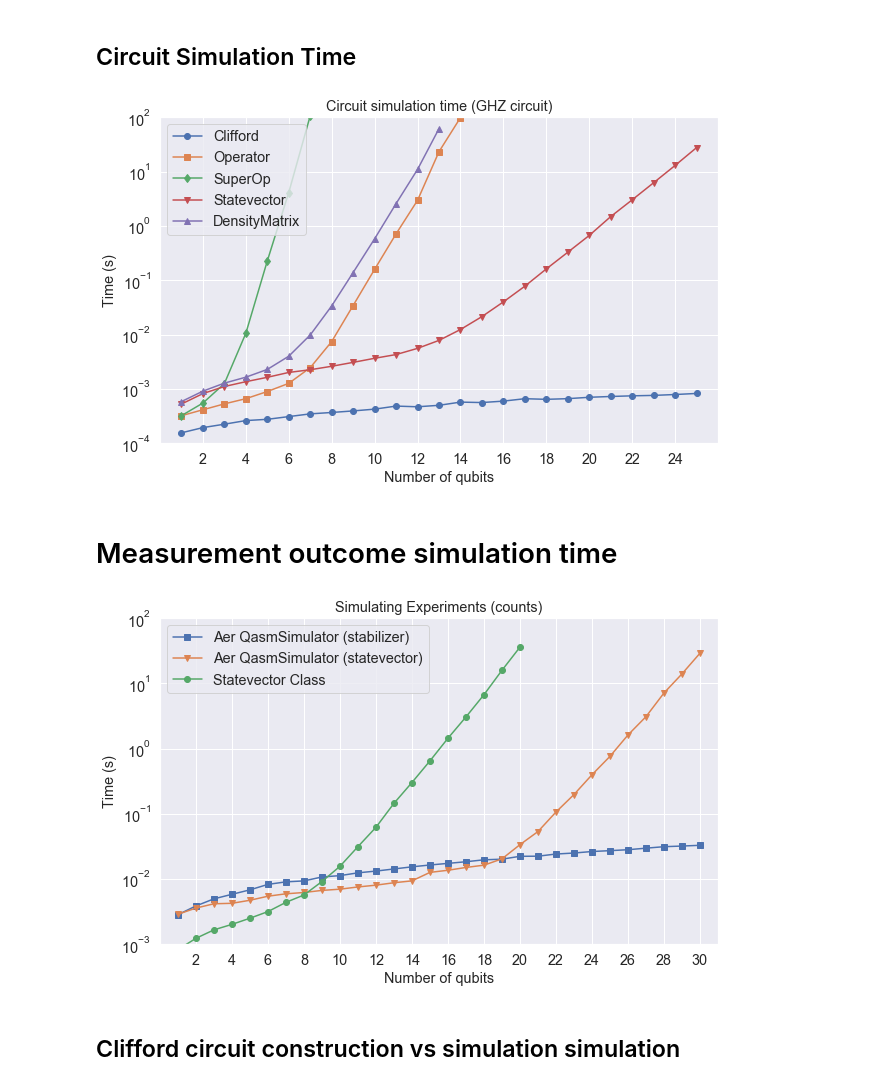
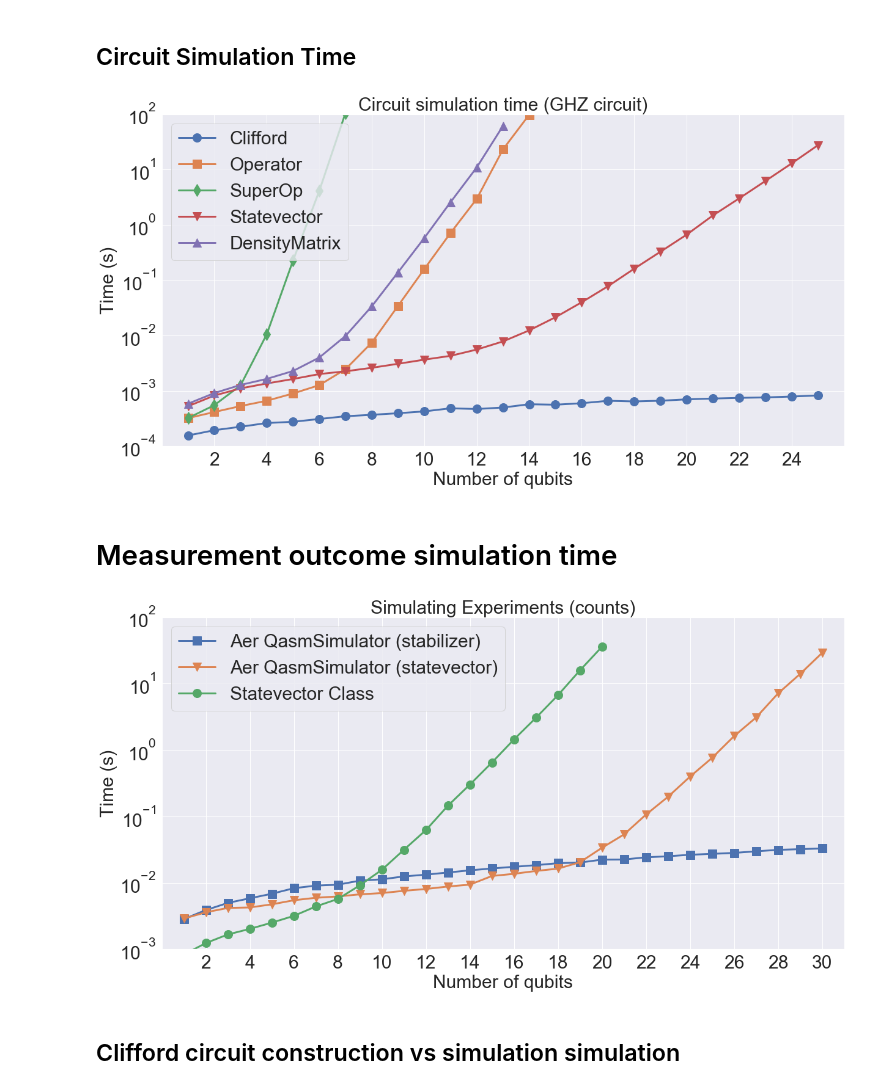
Before and after one commit to chriseclectic/presentations, a Jupyter notebook: 20.04.22 - Simulating Circuits/benchmarks/Benchmarks.ipynb, the cells around one changed output. Cells and saved outputs as stored; diff of their text form; code cells hidden in the pictures.

Commit message:
Upate benchmark figures

```diff
--- a/20.04.22 - Simulating Circuits/benchmarks/Benchmarks.ipynb
+++ b/20.04.22 - Simulating Circuits/benchmarks/Benchmarks.ipynb
@@ -42,37 +42,45 @@ Version Information
 # %%
 nqs_cliff = list(range(1, 26))
 ts_cliff = [0.00015595916060000007, 0.00019438090820000014, 0.00022456340200000113, 0.00026180668699999997, 0.00027620537600000003, 0.0003099078380000009, 0.00034786371899999936, 0.00036888017799999775, 0.00039417544900000224, 0.0004249700159999996, 0.0004837232560000011, 0.0004696964450000003, 0.000499912922, 0.0005723959149999977, 0.0005618319599999992, 0.0005970398420000009, 0.0006612373790000028, 0.0006440242860000005, 0.0006623431440000012, 0.0007022952149999995, 0.0007264853579999979, 0.0007469762990000035, 0.0007606079310000026, 0.0007894828289999935, 0.0008259071700000007]
 
 nqs_sv = list(range(1, 26))
 ts_sv = [0.0005275367710000011, 0.0008214279190000013, 0.0011085485250000033, 0.0013593115910000009, 0.0016363415859999932, 0.0020112699989999995, 0.0022553689400000108, 0.002611359299999947, 0.0030815367099999947, 0.0036638936899999665, 0.004289826629999993, 0.005574029839999994, 0.007815402729999974, 0.012385374059999989, 0.0213942478000007, 0.03991798539999962, 0.07758077359999901, 0.16121080129999968, 0.3265778530000034, 0.6656248299999987, 1.4793055880000026, 3.006832133000003, 6.2052086339999875, 12.897591367000004, 27.466894878000005]
 
 nqs_dm = list(range(1, 14))
 ts_dm = [0.0005859352390000084, 0.0009107688210000049, 0.0012789891230000022, 0.0016449505399999964, 0.002284184070000208, 0.003997911520000059, 0.009830319449999934, 0.033646830600000045, 0.13859269970000127, 0.5774267560000226, 2.5628956729999857, 10.901315067000013, 61.33568048200004]
 
 nqs_op = list(range(1, 15))
 ts_op = [0.0003218675519999579, 0.00041413040100002265, 0.0005309851249999724, 0.0006617964440000037, 0.0008960362479999731, 0.0012669200830000022, 0.002460308820000137, 0.007436535829999685, 0.03426091820000465, 0.1584686297000019, 0.7114810500000317, 2.945281929000032, 23.10457465899998, 97.89029930900006]
 
 nqs_sop = list(range(1, 8))
 ts_sop = [0.0003223915199999965, 0.0005500254160000395, 0.0012542309269999805, 0.010553213830000914, 0.22587782000005063, 4.10811516199999, 105.73180471199998]
 
-plt.figure(figsize=(10, 6))
-plt.semilogy(nqs_cliff, ts_cliff, 'o-', label='Clifford')
-plt.semilogy(nqs_op, ts_op, 's-', label='Operator')
-plt.semilogy(nqs_sop, ts_sop, 'd-', label='SuperOp')
-plt.semilogy(nqs_sv, ts_sv, 'v-', label='Statevector')
-plt.semilogy(nqs_dm, ts_dm, '^-', label='DensityMatrix')
-plt.xlabel('Number of qubits', fontsize='large')
-plt.ylabel('Time (s)', fontsize='large')
-plt.title('Circuit simulation time (GHZ circuit)', fontsize='large')
-plt.legend(fontsize='large')
+fontsize = 30
+markersize = 14
+linewidth = 3
+plt.figure(figsize=(20, 10))
+plt.semilogy(nqs_cliff, ts_cliff, 'o-', label='Clifford',
+             linewidth=linewidth, markersize=markersize)
+plt.semilogy(nqs_op, ts_op, 's-', label='Operator',
+             linewidth=linewidth, markersize=markersize)
+plt.semilogy(nqs_sop, ts_sop, 'd-', label='SuperOp',
+             linewidth=linewidth, markersize=markersize)
+plt.semilogy(nqs_sv, ts_sv, 'v-', label='Statevector',
+             linewidth=linewidth, markersize=markersize)
+plt.semilogy(nqs_dm, ts_dm, '^-', label='DensityMatrix',
+             linewidth=linewidth, markersize=markersize)
+plt.xlabel('Number of qubits', fontsize=fontsize)
+plt.ylabel('Time (s)', fontsize=fontsize)
+plt.title('Circuit simulation time (GHZ circuit)', fontsize=fontsize)
+plt.legend(fontsize=fontsize)
 plt.xlim(0, 26)
-plt.xticks(range(2,26,2), fontsize='large')
+plt.xticks(range(2,26,2), fontsize=fontsize)
 plt.ylim(1e-4, 1e2)
-plt.yticks(fontsize='large')
+plt.yticks(fontsize=fontsize)
 plt.savefig('t_sim.png')
 plt.show()
 # %% [output]
-[figure, old version]
+[figure, new version]
 # %% [markdown]
 # Measurement outcome simulation time
 # %%
@@ -83,22 +91,34 @@ ts_counts_aer_sv = [0.002887884799999938, 0.0035925208000003295, 0.0041808028999
 nqs_counts_sv = list(range(1, 21))
 ts_counts_sv = [0.0008294210240001121, 0.0012354362480000419, 0.0016656584570000632, 0.0020209620900004666, 0.0025111489200003233, 0.0031731750900007684, 0.0044021388100009065, 0.00570386168999903, 0.009167480800001612, 0.015698312730000906, 0.03142842739998741, 0.06218608459998905, 0.14496675329999106, 0.30220599500012213, 0.6483426639999834, 1.4421389760000238, 3.058777641000006, 6.700167475999933, 15.863407761999952, 35.94162208900002]
 
-plt.figure(figsize=(10, 6))
-plt.semilogy(nqs_counts_aer, ts_counts_aer_stab, 's-', label='Aer QasmSimulator (stabilizer)')
-plt.semilogy(nqs_counts_aer, ts_counts_aer_sv, 'v-', label='Aer QasmSimulator (statevector)')
-plt.semilogy(nqs_counts_sv, ts_counts_sv, 'o-', label='Statevector Class')
-plt.xlabel('Number of qubits', fontsize='large')
-plt.ylabel('Time (s)', fontsize='large')
-plt.title('Simulating Experiments (counts)', fontsize='large')
-plt.legend(fontsize='large')
+fontsize = 30
+markersize = 14
+linewidth = 3
+plt.figure(figsize=(20, 10))
+plt.semilogy(nqs_counts_aer, ts_counts_aer_stab, 's-',
+             label='Aer QasmSimulator (stabilizer)',
+             linewidth=linewidth,
+             markersize=markersize)
+plt.semilogy(nqs_counts_aer, ts_counts_aer_sv, 'v-',
+             label='Aer QasmSimulator (statevector)',
+             linewidth=linewidth,
+             markersize=markersize)
+plt.semilogy(nqs_counts_sv, ts_counts_sv, 'o-',
+             label='Statevector Class',
+             linewidth=linewidth,
+             markersize=markersize)
+plt.xlabel('Number of qubits', fontsize=fontsize)
+plt.ylabel('Time (s)', fontsize=fontsize)
+plt.title('Simulating Experiments (counts)', fontsize=fontsize)
+plt.legend(fontsize=fontsize)
 plt.xlim(0, 31)
-plt.xticks(range(2,31,2), fontsize='large')
+plt.xticks(range(2,31,2), fontsize=fontsize)
 plt.ylim(1e-3, 1e2)
-plt.yticks(fontsize='large')
+plt.yticks(fontsize=fontsize)
 plt.savefig('t_sim_counts.png')
 plt.show()
 # %% [output]
-[figure, old version]
+[figure, new version]
 # %% [markdown]
 ## Clifford circuit construction vs simulation simulation
 # %%
```
Also changed, not shown: parts of 1 cell of this notebook, 3 other files.
